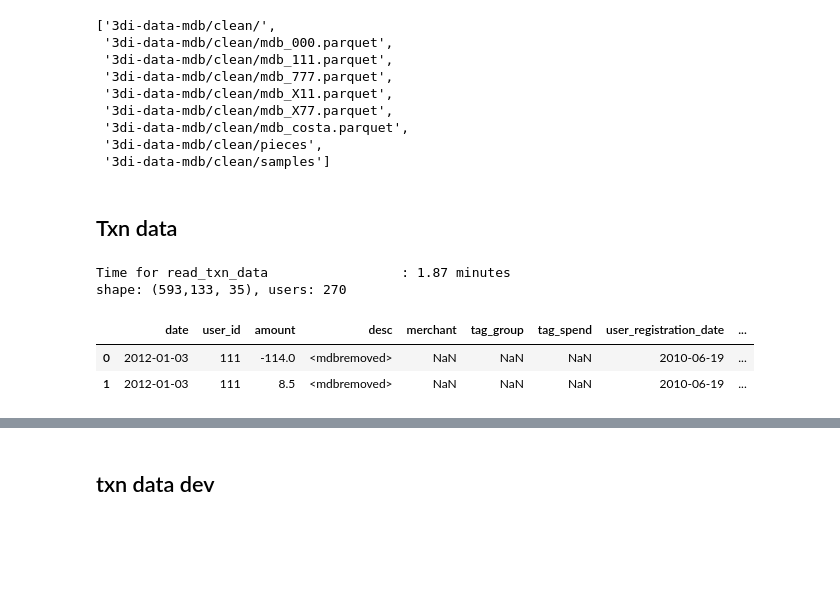
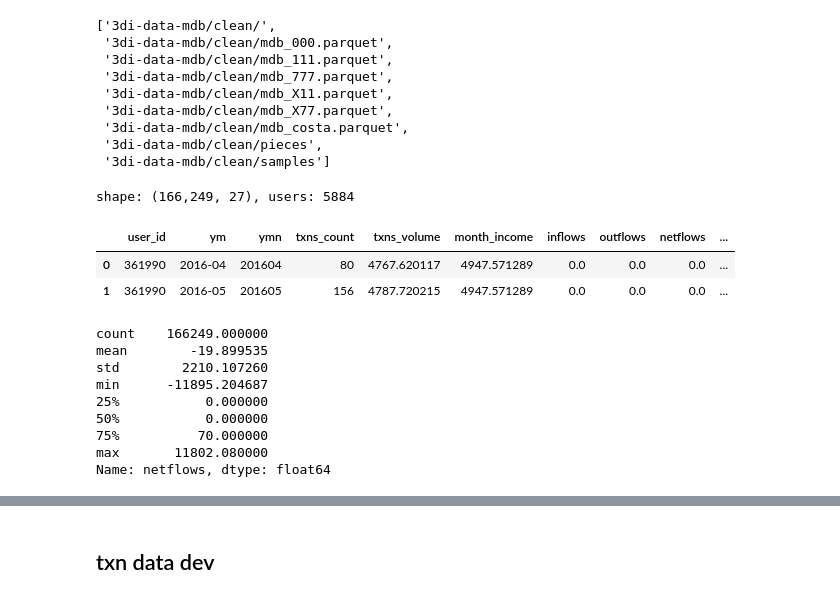
Before and after one commit to fabiangunzinger/mdb_eval, a Jupyter notebook: notebooks/scratchpad.ipynb, the cells around one changed output, grey strips where cells are left out. Drawn from its saved outputs; the diff is of its cells as text; code cells hidden in the pictures; blank space fills up the shorter version.

```diff
--- a/notebooks/scratchpad.ipynb
+++ b/notebooks/scratchpad.ipynb
@@ -30,14 +36,23 @@ fs.ls('s3://3di-data-mdb/clean')
  '3di-data-mdb/clean/mdb_costa.parquet',
  '3di-data-mdb/clean/pieces',
  '3di-data-mdb/clean/samples']
-# %% [markdown]
-## Txn data
-# %%
-dft = hd.read_txn_data('111')
-hd.inspect(dft)
-# %% [output]
-Time for read_txn_data                 : 1.87 minutes
-shape: (593,133, 35), users: 270
-|  | date | user_id | amount | desc | merchant | tag_group | tag_spend | user_registration_date | ... |
-| 0 | 2012-01-03 | 111 | -114.0 | <mdbremoved> | NaN | NaN | NaN | 2010-06-19 | ... |
-| 1 | 2012-01-03 | 111 | 8.5 | <mdbremoved> | NaN | NaN | NaN | 2010-06-19 | ... |
+# %%
+df = io.read_parquet('s3://3di-project-eval/eval.parquet')
+hd.inspect(df)
+# %% [output]
+shape: (166,249, 27), users: 5884
+|  | user_id | ym | ymn | txns_count | txns_volume | month_income | inflows | outflows | netflows | ... |
+| 0 | 361990 | 2016-04 | 201604 | 80 | 4767.620117 | 4947.571289 | 0.0 | 0.0 | 0.0 | ... |
+| 1 | 361990 | 2016-05 | 201605 | 156 | 4787.720215 | 4947.571289 | 0.0 | 0.0 | 0.0 | ... |
+# %%
+df.netflows.describe()
+# %% [output]
+count    166249.000000
+mean        -19.899535
+std        2210.107260
+min      -11895.204687
+25%           0.000000
+50%           0.000000
+75%          70.000000
+max       11802.080000
+Name: netflows, dtype: float64
```
Also changed, not shown: parts of 20 cells of this notebook, 25 other files.
